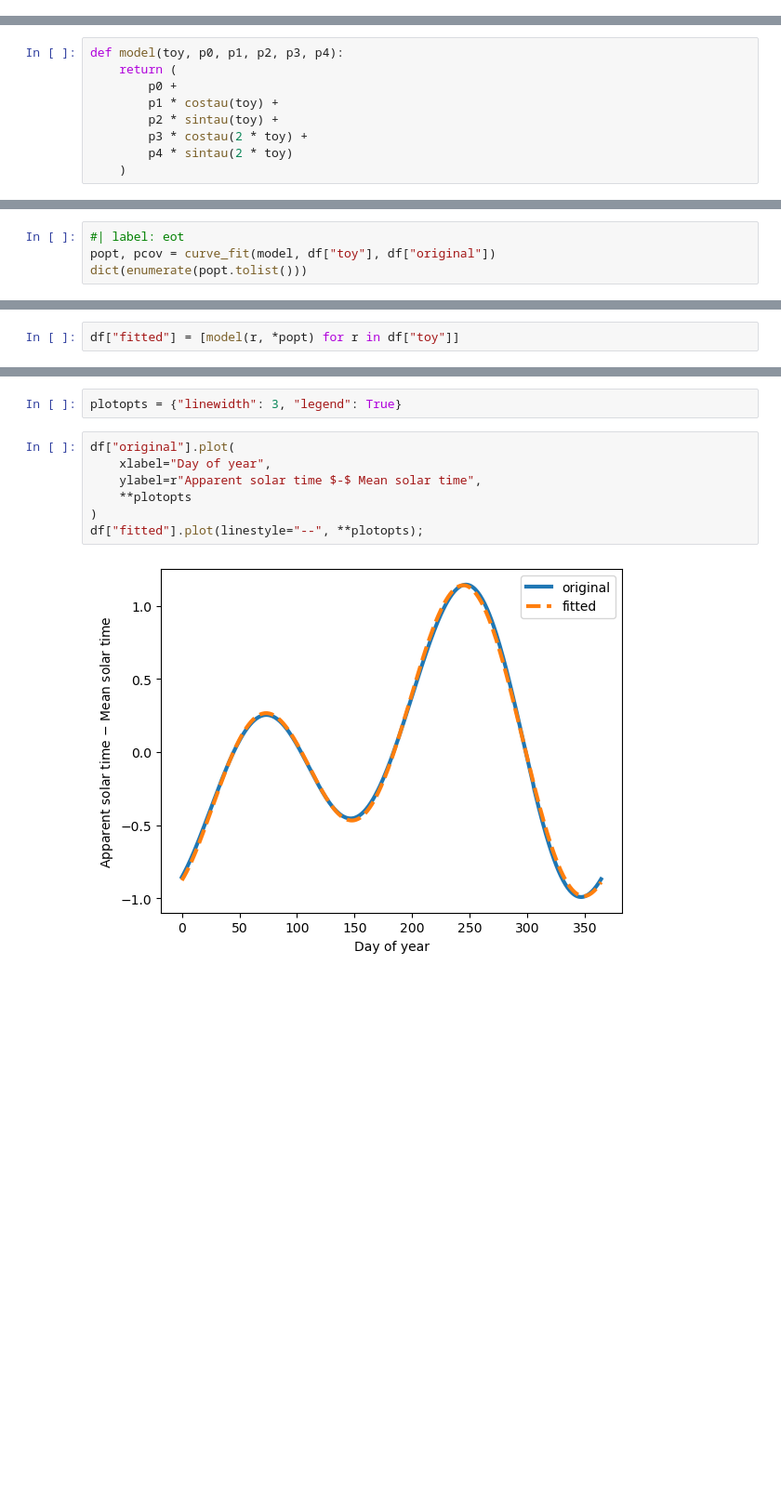
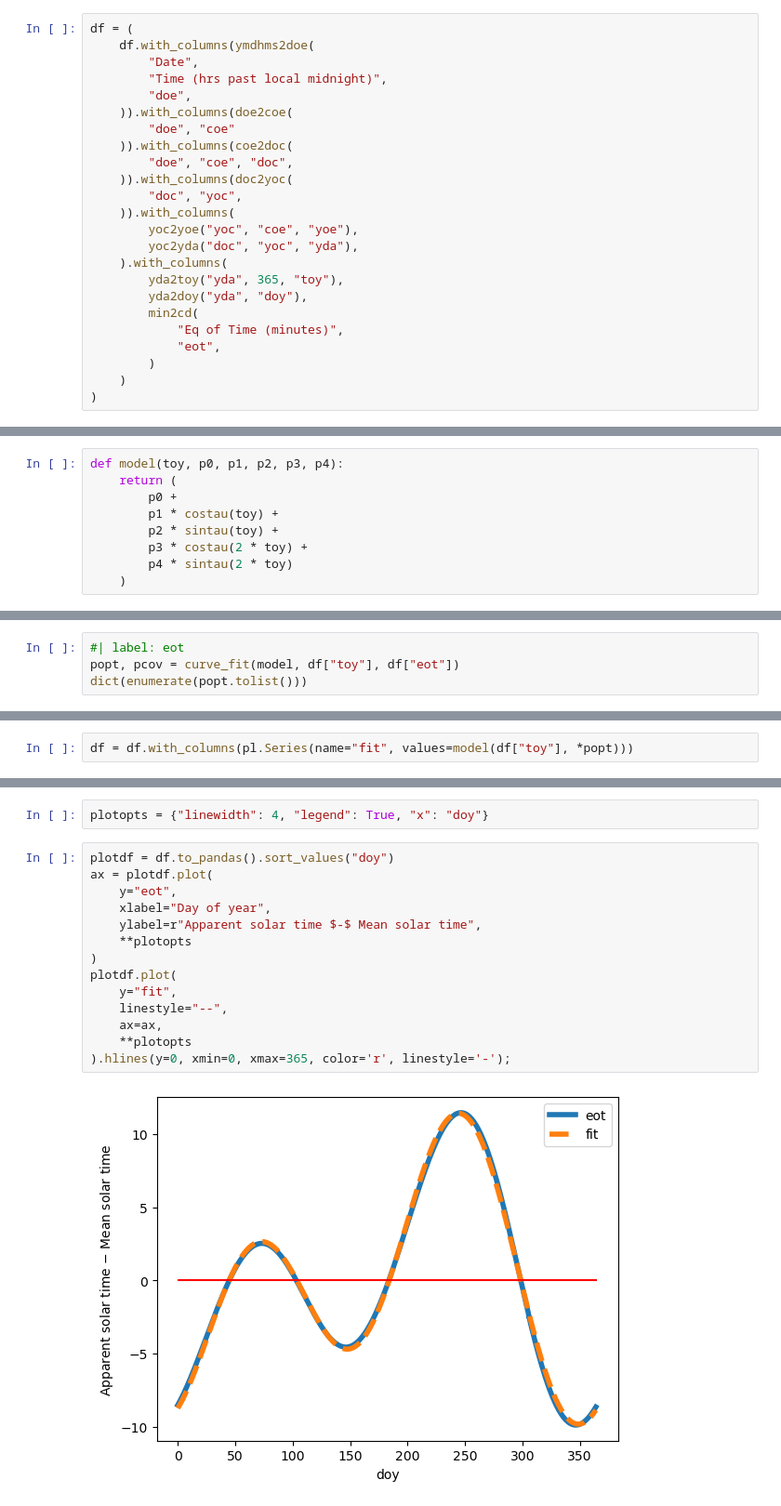
Before and after one commit to maptv/maptv.github.io, a Jupyter notebook: dec/time/eot.ipynb, the cells around one changed output, grey strips where cells are left out. Shown at 93% size. Drawn from its saved outputs; the diff is of its cells as text; blank space fills up the shorter version.

```diff
--- a/dec/time/eot.ipynb
+++ b/dec/time/eot.ipynb
@@ -52,0 +78,24 @@ mpf('1.0')
+# %%
+df = (
+    df.with_columns(ymdhms2doe(
+        "Date",
+        "Time (hrs past local midnight)",
+        "doe",
+    )).with_columns(doe2coe(
+        "doe", "coe"
+    )).with_columns(coe2doc(
+        "doe", "coe", "doc",
+    )).with_columns(doc2yoc(
+        "doc", "yoc",
+    )).with_columns(
+        yoc2yoe("yoc", "coe", "yoe"),
+        yoc2yda("doc", "yoc", "yda"),
+    ).with_columns(
+        yda2toy("yda", 365, "toy"),
+        yda2doy("yda", "doy"),
+        min2cd(
+            "Eq of Time (minutes)",
+            "eot",
+        )
+    )
+)
@@ -78,5 +134,5 @@ np.float64(1.1442262445226046)
 # %%
 #| label: eot
-popt, pcov = curve_fit(model, df["toy"], df["original"])
+popt, pcov = curve_fit(model, df["toy"], df["eot"])
 dict(enumerate(popt.tolist()))
 # %% [output]
@@ -88,3 +144,3 @@ dict(enumerate(popt.tolist()))
 # %%
-df["fitted"] = [model(r, *popt) for r in df["toy"]]
+df = df.with_columns(pl.Series(name="fit", values=model(df["toy"], *popt)))
 # %%
@@ -98,12 +154,19 @@ np.float64(-0.9837839258210404)
 # %%
-plotopts = {"linewidth": 3, "legend": True}
+plotopts = {"linewidth": 4, "legend": True, "x": "doy"}
 # %%
-df["original"].plot(
+plotdf = df.to_pandas().sort_values("doy")
+ax = plotdf.plot(
+    y="eot",
     xlabel="Day of year",
     ylabel=r"Apparent solar time $-$ Mean solar time",
     **plotopts
 )
-df["fitted"].plot(linestyle="--", **plotopts);
+plotdf.plot(
+    y="fit",
+    linestyle="--",
+    ax=ax,
+    **plotopts
+).hlines(y=0, xmin=0, xmax=365, color='r', linestyle='-');
 # %% [output]
-[figure, old version]
+[figure, new version]
 # %%
```
Also changed, not shown: parts of 35 cells of this notebook, 10 other files.
